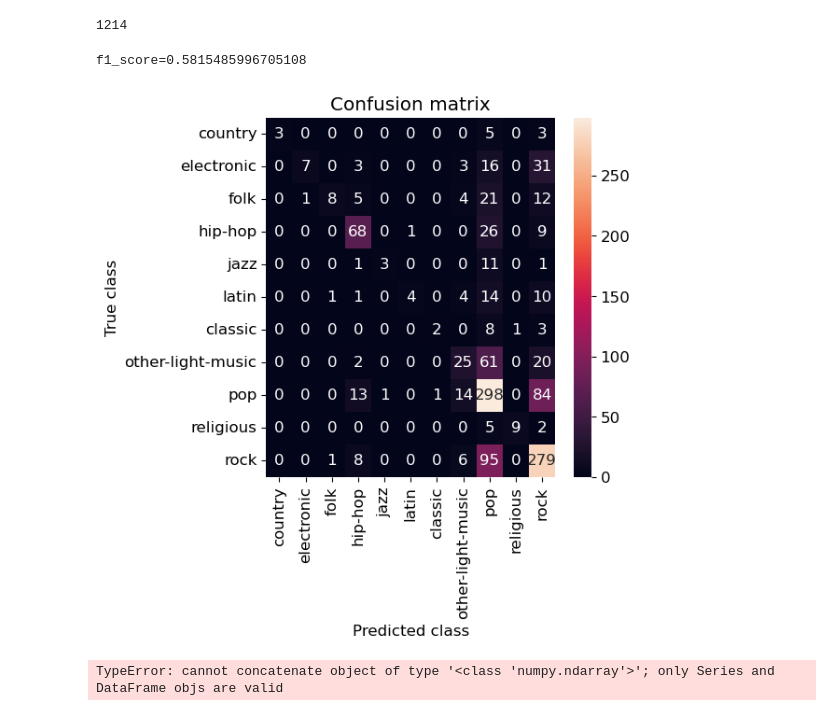
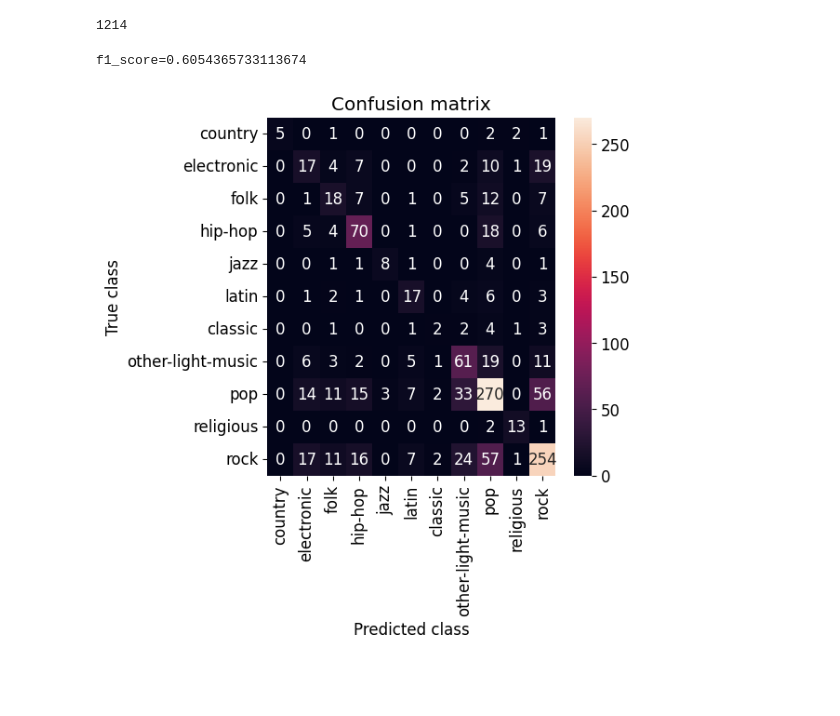
Before and after one commit to ihpolyphe/Kaggle, a Jupyter notebook: 06_classification_music/pretreatment_baseline.ipynb, the cells around one changed output. Drawn from its saved outputs; the diff is of its cells as text; code cells hidden in the pictures; blank space fills up the shorter version.

```diff
--- a/06_classification_music/pretreatment_baseline.ipynb
+++ b/06_classification_music/pretreatment_baseline.ipynb
@@ -552,0 +885,18 @@ f1_score=0.5815485996705108
+# %%
+# 計算に2〜３分かかります。
+results = []
+for hidden_layer_sizes in [10, 100, 1000]:
+    for solver in ['adam']:
+        for activation in ['identity', 'logistic', 'tanh', 'relu']:
+            for learning_rate_init in [0.1, 0.01, 0.001]:
+                clf = MLPClassifier(max_iter=10000,
+                       hidden_layer_sizes=(hidden_layer_sizes,),
+                       activation=activation, solver=solver,
+                       learning_rate_init=learning_rate_init)
+                clf.fit(X_train, y_train)
+                score = clf.score(X_train, y_train)
+                results.append([hidden_layer_sizes, activation,
+                       solver, learning_rate_init, score])
+pd.DataFrame([dat for dat in sorted(results, key=lambda f: f[4],
+            reverse=True)], columns=["hidden_layer_sizes",
+            "activation", "solver", "learning_rate_init", "score"])
@@ -637,18 +1005,18 @@ f1_score=0.5815485996705108
 # https://an-engineer-note.com/?p=312#toc3
 import lightgbm as lgb
 from sklearn.utils.class_weight import compute_sample_weight
-dtrain = lgb.Dataset(X_train, label=y_train)  # 学習用
-dvalid = lgb.Dataset(X_valid, label=y_valid)  # early_stopping用
+# dtrain = lgb.Dataset(X_train, label=y_train)  # 学習用
+# dvalid = lgb.Dataset(X_valid, label=y_valid)  # early_stopping用
 # precisionの向上には重みづけが有効
-# dtrain = lgb.Dataset(X_train, label=y_train, weight=compute_sample_weight(class_weight='balanced', y=y_train).astype('float32'))
-# dvalid = lgb.Dataset(X_valid, label=y_valid, reference=dtrain)
+dtrain = lgb.Dataset(X_train, label=y_train, weight=compute_sample_weight(class_weight='balanced', y=y_train).astype('float32'))
+dvalid = lgb.Dataset(X_valid, label=y_valid, reference=dtrain)
 # https://qiita.com/Dixhom/items/fd78f461d038798a7e2e
 # fobj=fobjというハイパラもある？
 # %%
-learning_rate = 0.001
-num_leaves = 31
-max_depth = 15
-min_data_in_leaf = 20
+learning_rate = 0.01
+num_leaves = 8
+max_depth = 3
+min_data_in_leaf = 3
 metric = "multi_logloss"
 params = {
     'boosting_type': 'gbdt',
@@ -696,8 +1064,7 @@ gbm = lgb.train(best_params,
                 valid_names=['train', 'valid'],
                 num_boost_round = 10000,
                #   categorical_feature = cat_cols, #ここでcategorical_featureを設定
-                # feval=acquire_custom_metircs,
-                callbacks=[lgb.early_stopping(stopping_rounds=200,
+                callbacks=[lgb.early_stopping(stopping_rounds=50,
                                 verbose=True), # early_stopping用コールバック関数
                            lgb.log_evaluation(verbose_eval),
                            lgb.record_evaluation(evaluation_results)] # コマンドライン出力用コールバック関数
@@ -985,36 +1343,34 @@ filename = path + now.strftime('%Y%m%d_%H%M%S') + "_"+ "Ansamble"+ "_" + str(Dic
 # y_pred_train_ansamble = (y_pred_train_rf + y_pred_train) / 2.0
 
 
 # スコア(RMSE)算出
-# y_pred_int = np.where(y_pred_train_ansamble > Dicision_threshould, 1, 0)
-y_pred_int = y_pred_int.astype(int)
 
 y_pred_train_ansamble = y_pred_int * 0.8 + y_pred_train_rf * 0.2
+y_pred_int = y_pred_train_ansamble.idmax(axis=1)
 
 
 f1_score = metrics.f1_score(y_true=y_valid, y_pred=y_pred_int, average="micro")
 print(f'f1_score={f1_score}')
 
 plt.rcParams["font.size"] = 12
 
 import seaborn as sns
 from sklearn.metrics import (confusion_matrix, precision_recall_curve, auc,
    roc_curve, recall_score, classification_report, f1_score,
    precision_recall_fscore_support)
 conf_matrix = confusion_matrix(y_valid, y_pred_int)
 plt.figure(figsize=(5, 5))
 sns.heatmap(conf_matrix, xticklabels=genre_data["genre"], yticklabels=genre_data["genre"], annot=True, fmt="d");
 plt.title("Confusion matrix")
 plt.ylabel('True class')
 plt.xlabel('Predicted class')
 plt.savefig(filename)
 plt.show()
 
 # make submission file
-submission_pd = pd.concat([test_id, y_pred_train_ansamble], axis=1)
+submission_pd = pd.concat([test_id, y_pred_int], axis=1)
 submission_pd.head()
 submission_pd.to_csv("submission_ansamble.csv", index = False, header = False)
 # %% [output]
-f1_score=0.5815485996705108
+f1_score=0.6054365733113674
-[figure, old version]
+[figure, new version]
-TypeError: cannot concatenate object of type '<class 'numpy.ndarray'>'; only Series and DataFrame objs are valid
```
Also changed, not shown: parts of 35 cells of this notebook, 4 other files.
